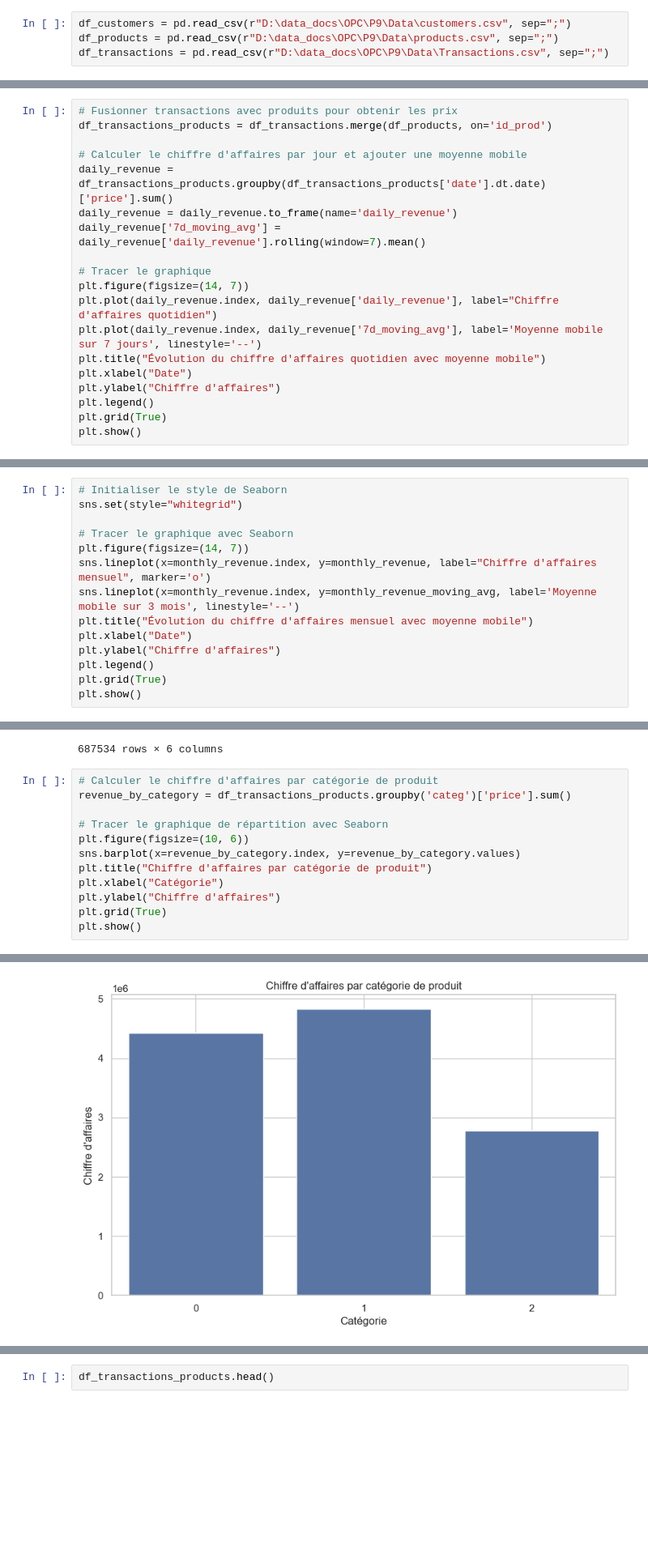
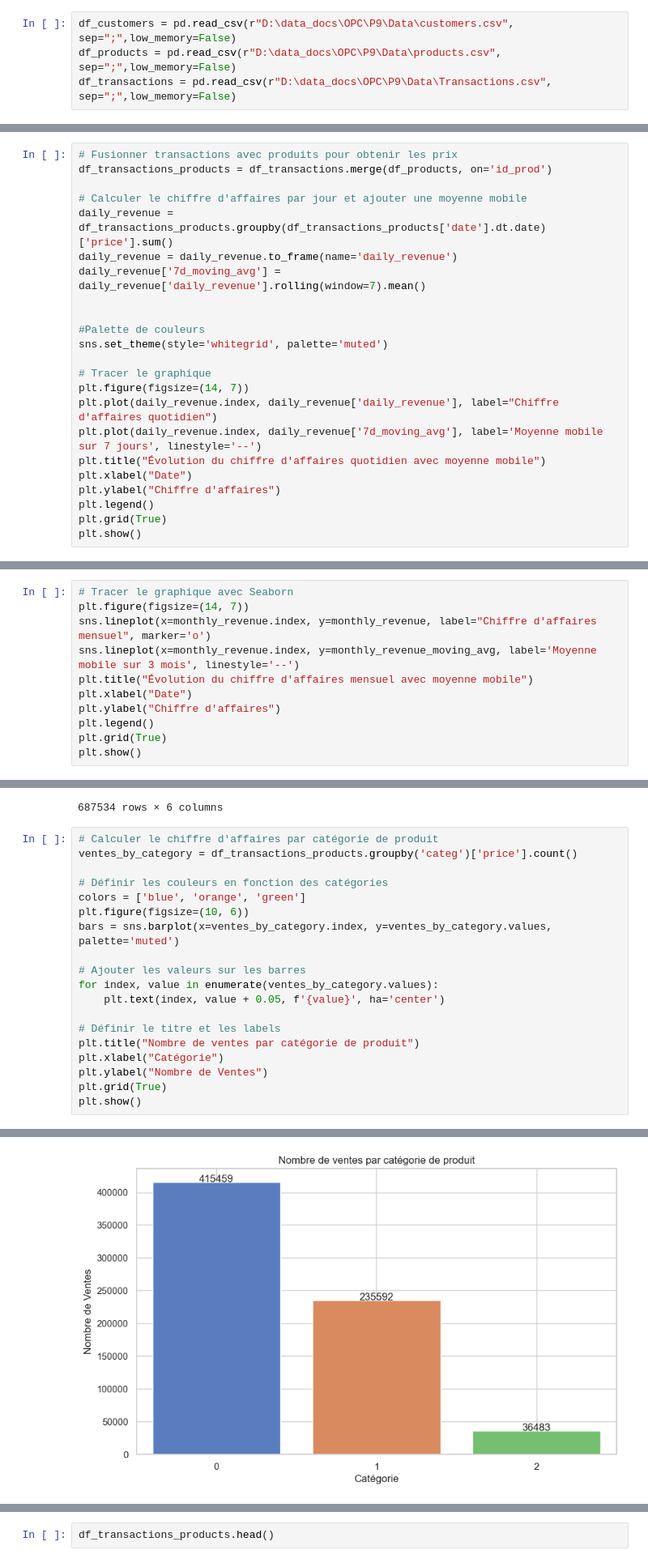
Before and after one commit to obenmaha/analyse-ventes-librairie, a Jupyter notebook: Analyse des Vente_V3.ipynb, the cells around one changed output, grey strips where cells are left out. Shown at 81% size. Drawn from its saved outputs; the diff is of its cells as text; blank space fills up the shorter version.

```diff
--- a/Analyse des Vente_V3.ipynb
+++ b/Analyse des Vente_V3.ipynb
@@ -15,9 +15,9 @@ from datetime import datetime
 <h3 style="margin: auto; padding: 20px; color: RGB(51,165,182); ">1.2 - Chargements des fichiers</h3>
 </div>
 # %%
-df_customers = pd.read_csv(r"D:\data_docs\OPC\P9\Data\customers.csv", sep=";")
-df_products = pd.read_csv(r"D:\data_docs\OPC\P9\Data\products.csv", sep=";")
-df_transactions = pd.read_csv(r"D:\data_docs\OPC\P9\Data\Transactions.csv", sep=";")
+df_customers = pd.read_csv(r"D:\data_docs\OPC\P9\Data\customers.csv", sep=";",low_memory=False)
+df_products = pd.read_csv(r"D:\data_docs\OPC\P9\Data\products.csv", sep=";",low_memory=False)
+df_transactions = pd.read_csv(r"D:\data_docs\OPC\P9\Data\Transactions.csv", sep=";",low_memory=False)
 # %% [markdown]
 <div style="background-color: RGB(51,165,182);" >
 <h2 style="margin: auto; padding: 20px; color:#fff; ">Etape 2 - Analyse exploratoire des fichiers</h2>
@@ -150,6 +150,10 @@ df_transactions_products = df_transactions.merge(df_products, on='id_prod')
 daily_revenue = df_transactions_products.groupby(df_transactions_products['date'].dt.date)['price'].sum()
 daily_revenue = daily_revenue.to_frame(name='daily_revenue')
 daily_revenue['7d_moving_avg'] = daily_revenue['daily_revenue'].rolling(window=7).mean()
+
+
+#Palette de couleurs
+sns.set_theme(style='whitegrid', palette='muted')
 
 # Tracer le graphique
 plt.figure(figsize=(14, 7))
@@ -221,7 +225,4 @@ plt.show()
 # %%
-# Initialiser le style de Seaborn
-sns.set(style="whitegrid")
-
 # Tracer le graphique avec Seaborn
 plt.figure(figsize=(14, 7))
 sns.lineplot(x=monthly_revenue.index, y=monthly_revenue, label="Chiffre d'affaires mensuel", marker='o')
@@ -387,14 +459,21 @@ df_transactions_products
 687534 rows × 6 columns
 # %%
 # Calculer le chiffre d'affaires par catégorie de produit
-revenue_by_category = df_transactions_products.groupby('categ')['price'].sum()
+ventes_by_category = df_transactions_products.groupby('categ')['price'].count()
 
-# Tracer le graphique de répartition avec Seaborn
+# Définir les couleurs en fonction des catégories
+colors = ['blue', 'orange', 'green']
 plt.figure(figsize=(10, 6))
-sns.barplot(x=revenue_by_category.index, y=revenue_by_category.values)
-plt.title("Chiffre d'affaires par catégorie de produit")
+bars = sns.barplot(x=ventes_by_category.index, y=ventes_by_category.values, palette='muted')
+
+# Ajouter les valeurs sur les barres
+for index, value in enumerate(ventes_by_category.values):
+    plt.text(index, value + 0.05, f'{value}', ha='center')
+
+# Définir le titre et les labels
+plt.title("Nombre de ventes par catégorie de produit")
 plt.xlabel("Catégorie")
-plt.ylabel("Chiffre d'affaires")
+plt.ylabel("Nombre de Ventes")
 plt.grid(True)
 plt.show()
 # %% [output]
@@ -401,4 +483,4 @@ plt.show()
-[figure, old version]
+[figure, new version]
 # %% [markdown]
 <div style="border: 1px solid RGB(51,165,182);" >
 <h3 style="margin: auto; padding: 20px; color: RGB(51,165,182); ">4.4 - Répartition du chiffre d'affaires pour les clients BtoB vs BtoC</h3>
```
Also changed, not shown: parts of 24 cells of this notebook, 1 other file.
